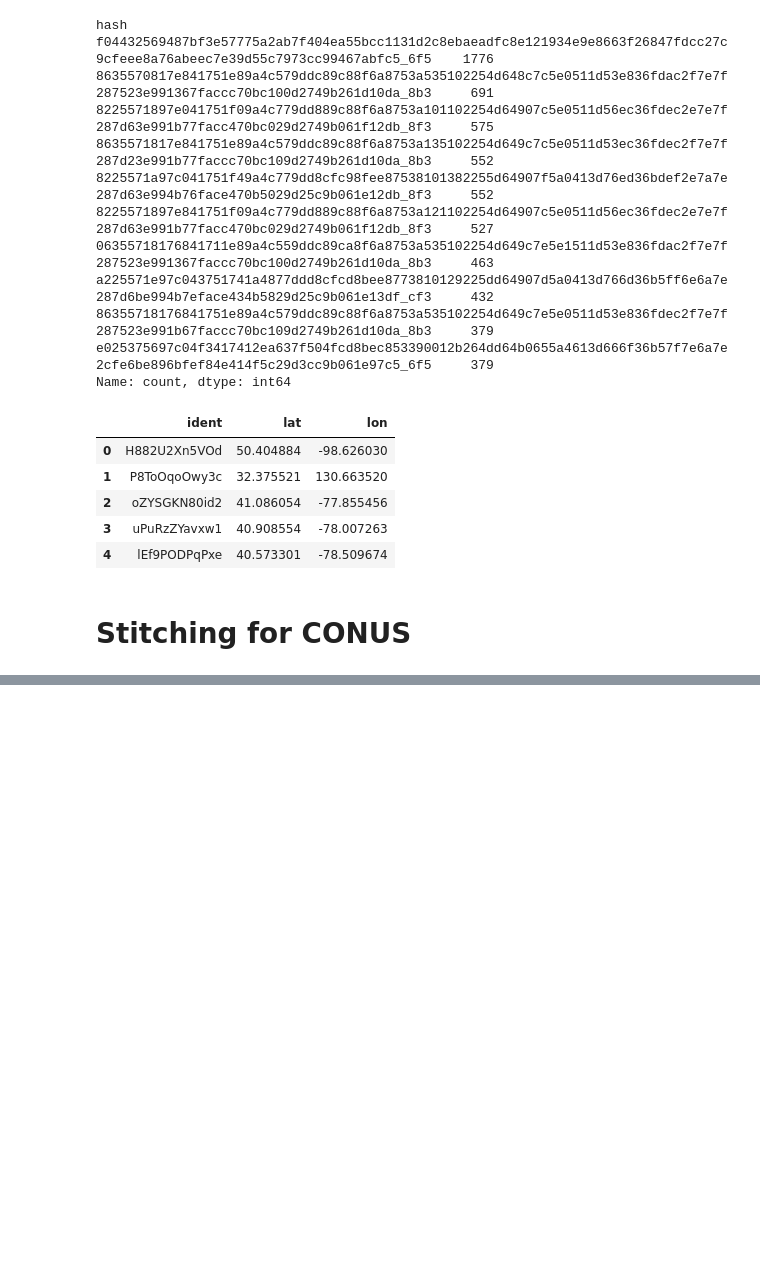
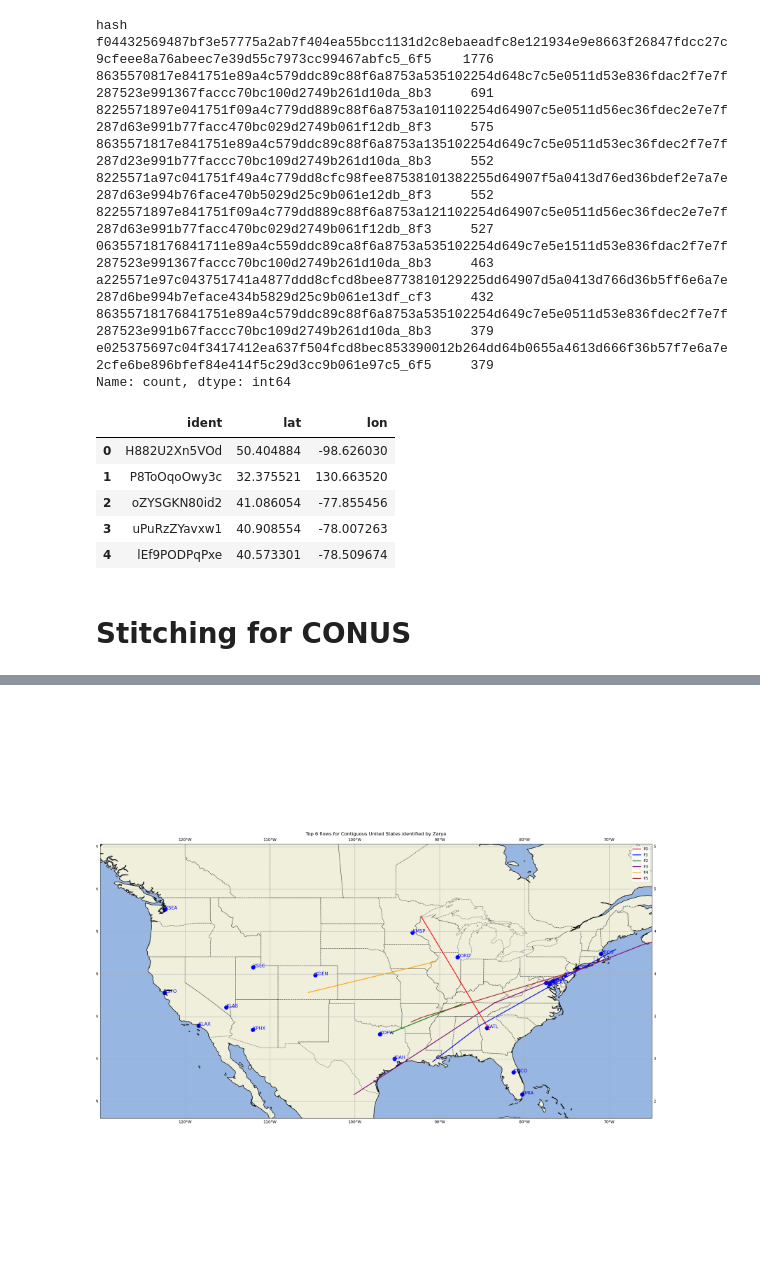
Before and after one commit to thinhhoang95/XFD, a Jupyter notebook: flow-detection/stitch_cluster9.ipynb, the cells around one changed output, grey strips where cells are left out. Saved outputs shown, nothing was run; the diff lists cells and outputs as text; code cells hidden in the pictures; blank space fills up the shorter version.

Commit message:
Visualization of stitched flows

```diff
--- a/flow-detection/stitch_cluster9.ipynb
+++ b/flow-detection/stitch_cluster9.ipynb
@@ -225,0 +103,68 @@ sm_end:  [88558.57396891614, 783891.385730682]
+# %%
+from stitcher import get_flow
+import warnings
+import cartopy.crs as ccrs
+import cartopy.feature
+warnings.filterwarnings("ignore", category=FutureWarning) # to get rid of pyproj warnings
+color_codes = ['red', 'blue', 'green', 'purple', 'orange', 'brown', 'pink', 'gray', 'olive', 'cyan']
+
+from tqdm import tqdm
+import mplcursors
+
+def visualize_flows(region, hash_counts, hash_df, wp_df, n_first_hashes = 20):
+    # Get the top n_plots hash values
+    hash_values = hash_counts.head(n_first_hashes).index
+
+    # Create a Cartopy PlateCarree projection
+    projection = ccrs.PlateCarree()
+
+    # Create a figure
+    fig, ax = plt.subplots(figsize=(20, 20), subplot_kw={'projection': ccrs.PlateCarree()})
+
+    lat_bounds, lon_bounds = get_region_bounds(region)
+
+    ax.set_extent([lon_bounds[0], lon_bounds[1], lat_bounds[0], lat_bounds[1]])
+
+    for i in tqdm(range(n_first_hashes)):
+        res = get_flow(hash_counts, i, hash_df, wp_df, n_segments_to_sample = 100, region = region, eps=1e6)
+        if res is None:
+            continue # probably due to hashes outside of the region
+        sm_start, sm_end = res # unpack the result
+        # print(f"Found flow {i}: {sm_start} -> {sm_end}")
+        # Plot the great circle going through sm_start and sm_end
+        color = color_codes[i % len(color_codes)]
+        ax.plot([sm_start[1], sm_end[1]], [sm_start[0], sm_end[0]], color=color, linewidth=2, transform=ccrs.Geodetic(), label=f'F{i}')
+
+    # Add map features
+    ax.coastlines()
+    ax.add_feature(cartopy.feature.OCEAN)
+    ax.add_feature(cartopy.feature.LAND, edgecolor='black')
+    if region == 'conus':
+        # Add state borders
+        ax.add_feature(cartopy.feature.STATES, linestyle=':')
+        plt.title(f'Top {n_first_hashes} flows for Contiguous United States identified by Zarya')
+    elif region == 'europe':
+        # Add country borders
+        ax.add_feature(cartopy.feature.BORDERS, linestyle=':')
+        plt.title(f'Top {n_first_hashes} flows for Europe identified by Zarya')
+    plt.tight_layout()
+    # Set equal aspect ratio
+    ax.set_aspect('equal', adjustable=None)
+    # Show gridlines
+    ax.gridlines(draw_labels=True)
+    # Scatter plot the busiest airports
+    for airport, data in busiest_airports.items():
+        ax.scatter(data['lon'], data['lat'], color='blue', s=100, transform=ccrs.PlateCarree())
+        ax.text(data['lon'], data['lat'], airport, transform=ccrs.PlateCarree(), fontsize=12, color='blue')
+    # Add mplcursors to make it interactive
+    cursor = mplcursors.cursor(hover=True)
+    # Annotate with the legend label when hovering over a curve
+    @cursor.connect("add")
+    def on_add(sel):
+        sel.annotation.set_text(sel.artist.get_label())
+    plt.legend()
+    plt.show()
+
+visualize_flows('conus', hash_counts, hash_df, wp_df, n_first_hashes = 6)
+# %% [output]
+[figure, added]
```
Also changed, not shown: parts of 3 cells of this notebook, 1 other file.
